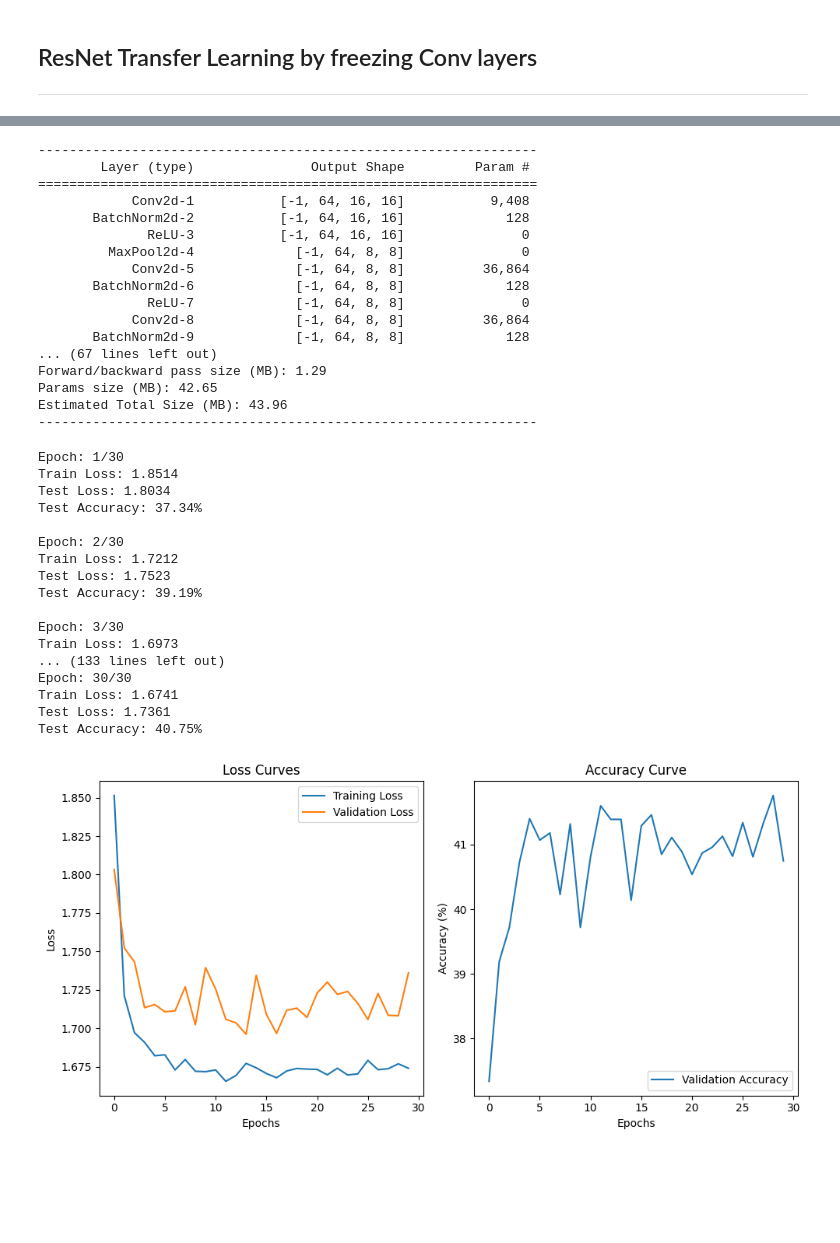
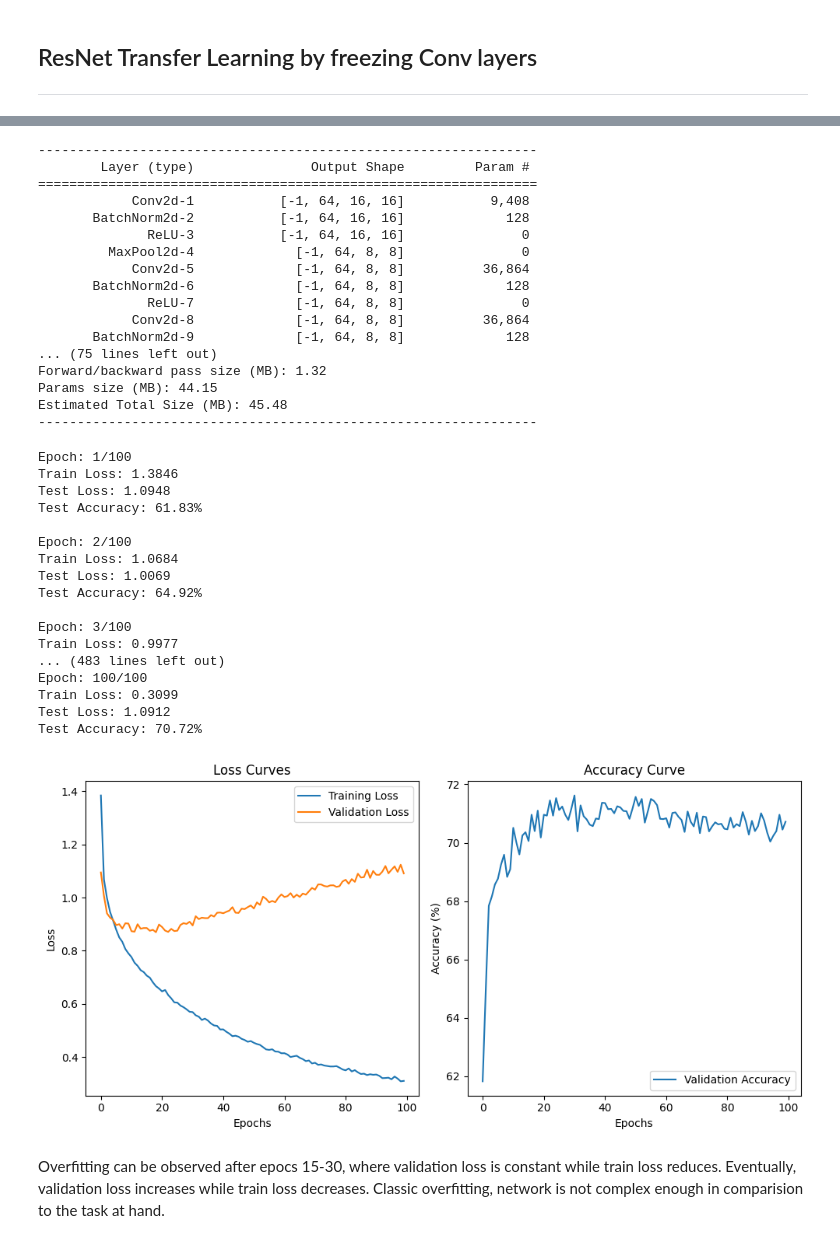
Before and after one commit to pranav-vish/PyTorch-Refresher, a Jupyter notebook: cifar_exploration.ipynb, the cells around one changed output, grey strips where cells are left out. Cells and saved outputs as stored; diff of their text form; code cells hidden in the pictures; blank space fills up the shorter version.

Commit message:
Visualize Overfitting

```diff
--- a/cifar_exploration.ipynb
+++ b/cifar_exploration.ipynb
@@ -176,9 +178,9 @@ testset = torchvision.datasets.CIFAR10(
 
 # Create data loaders
 trainloader = torch.utils.data.DataLoader(
-    trainset, batch_size=128, shuffle=True, num_workers=2)
+    trainset, batch_size=512, shuffle=True, num_workers=2)
 testloader = torch.utils.data.DataLoader(
-    testset, batch_size=100, shuffle=False, num_workers=2)
+    testset, batch_size=512, shuffle=False, num_workers=2)
 
 # Class names for reference
 classes = ('plane', 'car', 'bird', 'cat', 'deer',
@@ -282,14 +301,23 @@ class Transfer_Learning(nn.Module):
         self.base_model.fc = nn.Identity()
 
         self.classifier = nn.Sequential(
-            nn.Linear(num_features, num_classes),
-            # nn.ReLU(),
-            # nn.Dropout(0.5),
-            # nn.Linear(8, num_classes)
+            nn.Linear(num_features, 512),
+            nn.BatchNorm1d(512),
+            nn.ReLU(),
+            nn.Dropout(0.5),
+            nn.Linear(512, 256),
+            nn.BatchNorm1d(256),
+            nn.ReLU(),
+            nn.Dropout(0.3),
+            nn.Linear(256, num_classes)
         )
 
         for param in self.base_model.parameters():
             param.requires_grad = False
+
+        #Unfreeze the last convolutional block (layer4)
+        for param in self.base_model.layer4.parameters():
+            param.requires_grad = True
 
     def forward(self, x):
         features = self.base_model(x)
@@ -330,37 +358,39 @@ summary(model_2, (3, 32, 32))
               ReLU-7             [-1, 64, 8, 8]               0
             Conv2d-8             [-1, 64, 8, 8]          36,864
        BatchNorm2d-9             [-1, 64, 8, 8]             128
-... (67 lines left out)
-Forward/backward pass size (MB): 1.29
-Params size (MB): 42.65
-Estimated Total Size (MB): 43.96
+... (75 lines left out)
+Forward/backward pass size (MB): 1.32
+Params size (MB): 44.15
+Estimated Total Size (MB): 45.48
 ----------------------------------------------------------------
 # %%
 criterion_2 = nn.CrossEntropyLoss()
 optimizer_2 = torch.optim.Adam(model_2.parameters(), lr=0.001)
 
-train_losses_2, test_losses_2, test_accuracies_2 = train_model(model_2, optimizer_2, criterion_2, trainloader, testloader, num_epochs=30, device=device)
+train_losses_2, test_losses_2, test_accuracies_2 = train_model(model_2, optimizer_2, criterion_2, trainloader, testloader, num_epochs=100, device=device)
 
 plot_train_metrics(train_losses_2, test_losses_2, test_accuracies_2)
 # %% [output]
-Epoch: 1/30
-Train Loss: 1.8514
-Test Loss: 1.8034
-Test Accuracy: 37.34%
+Epoch: 1/100
+Train Loss: 1.3846
+Test Loss: 1.0948
+Test Accuracy: 61.83%
 
-Epoch: 2/30
-Train Loss: 1.7212
-Test Loss: 1.7523
-Test Accuracy: 39.19%
+Epoch: 2/100
+Train Loss: 1.0684
+Test Loss: 1.0069
+Test Accuracy: 64.92%
 
-Epoch: 3/30
-Train Loss: 1.6973
-... (133 lines left out)
-Epoch: 30/30
-Train Loss: 1.6741
-Test Loss: 1.7361
-Test Accuracy: 40.75%
+Epoch: 3/100
+Train Loss: 0.9977
+... (483 lines left out)
+Epoch: 100/100
+Train Loss: 0.3099
+Test Loss: 1.0912
+Test Accuracy: 70.72%
-[figure, old version]
+[figure, new version]
+# %% [markdown]
+Overfitting can be observed after epocs 15-30, where validation loss is constant while train loss reduces. Eventually, validation loss increases while train loss decreases. Classic overfitting, network is not complex enough in comparision to the task at hand.
 # %%
 pred, targets = evaluate_model(model_2, testloader, device)
 plot_eval_res(pred, targets)
```
Also changed, not shown: parts of 7 cells of this notebook, 1 other file.
